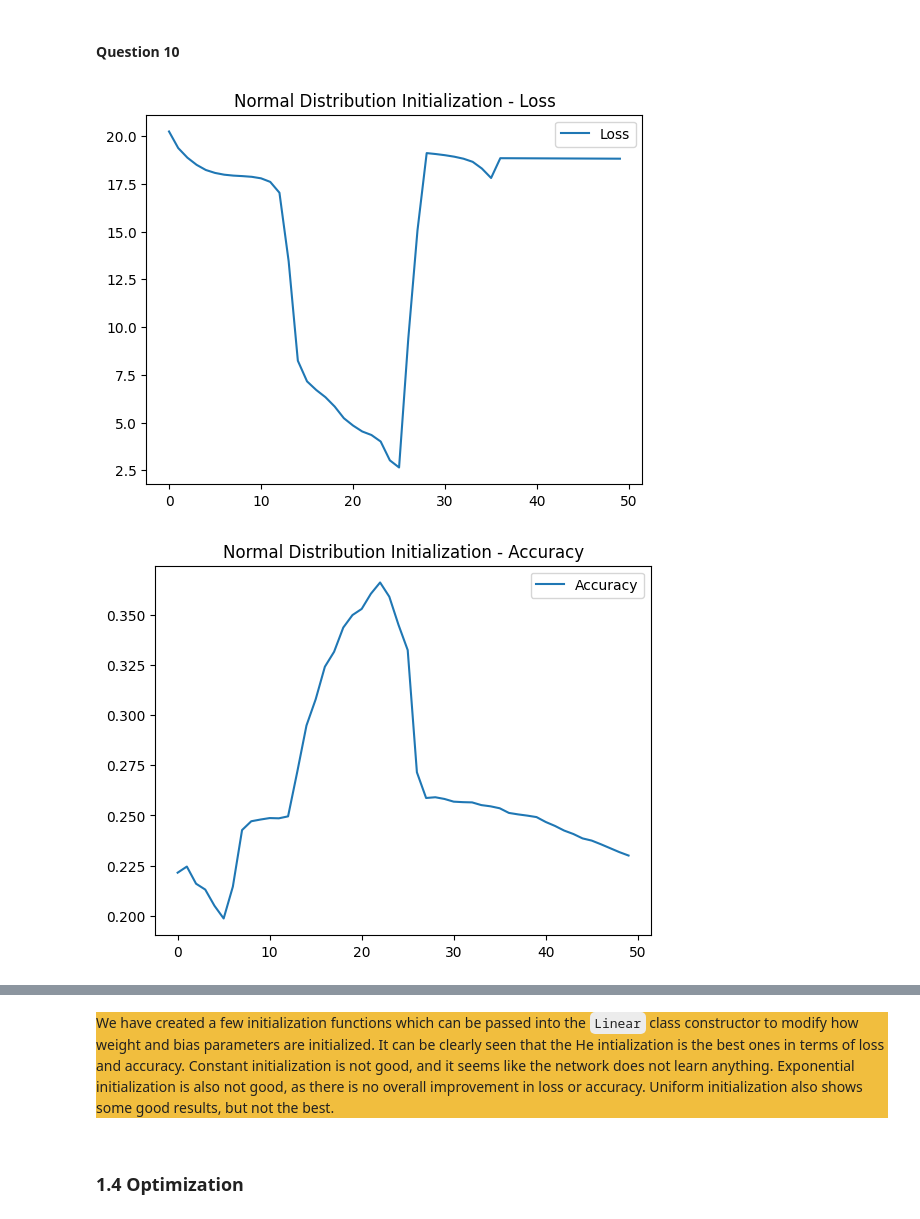
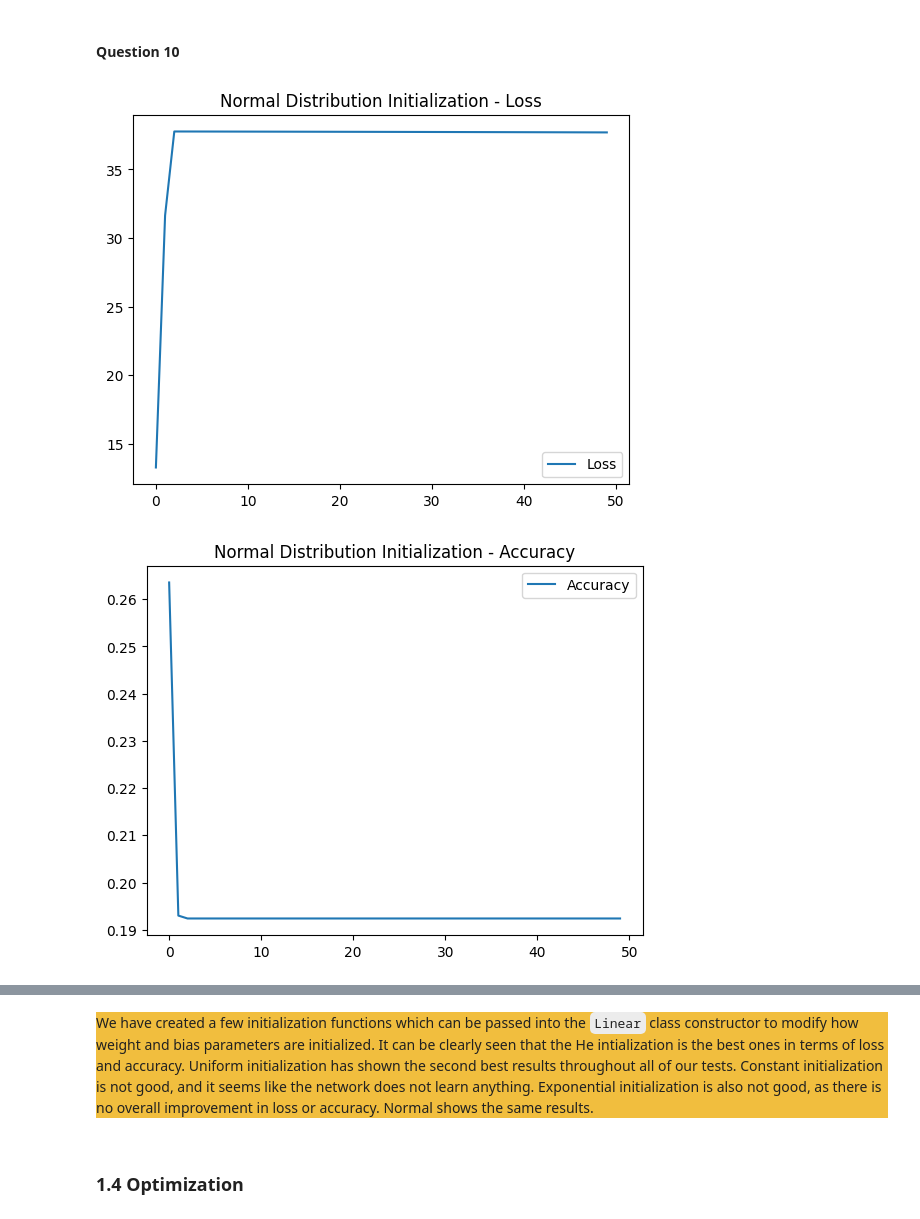
Before and after one commit to daniallegue/ANN-From-Scratch, a Jupyter notebook: Main.ipynb, the cells around one changed output, grey strips where cells are left out. Drawn from its saved outputs; the diff is of its cells as text; code cells hidden in the pictures.

Commit message:
Increase learning rate and improve q10

````diff
--- a/Main.ipynb
+++ b/Main.ipynb
@@ -505,33 +505,33 @@ epochs = 50
 relu = ReLU()
 softmax = SoftMax()
 initialization_functions = [(normal_initialization, 'Normal Distribution'), (exp_initialization, 'Exponential Distribution'), (uniform_initialization, 'Uniform Distribution'), (constant_initialization, 'Constant'), (he_initialization, 'He')]
 
 for init, name in initialization_functions:
     loss_arr, accuracy_arr = [], []
 
     for _ in range(2):
         layers = [Linear(10, 8, init, relu), Linear(8, 8, init, relu), Linear(8, 8, init, relu), Linear(8, 7, init, softmax)]
         network = Network(layers)
-        losses, accuracies = train(network, X_train, y_train, loss, 0.0001, epochs)
+        losses, accuracies = train(network, X_train, y_train, loss, 0.001, epochs)
         loss_arr.append(losses)
         accuracy_arr.append(accuracies)
 
     calculated_loss = np.mean(loss_arr, axis=0)
     calculated_accuracy = np.mean(accuracy_arr, axis=0)
 
     # Plot Loss
     plt.figure()
     plt.plot(calculated_loss, label='Loss')
     plt.title(name + " Initialization - Loss")
     plt.legend()
 
     # Plot Accuracy
     plt.figure()
     plt.plot(calculated_accuracy, label='Accuracy')
     plt.title(name + " Initialization - Accuracy")
     plt.legend()
 
 plt.show()
 # %% [output]
-[figure, old version]
+[figure, new version]
-[figure, old version]
+[figure, new version]
@@ -546,7 +546,7 @@ plt.show()
 # %% [markdown]
 <div style="background-color:#f1be3e">
 
-We have created a few initialization functions which can be passed into the ```Linear``` class constructor to modify how weight and bias parameters are initialized. It can be clearly seen that the He intialization is the best ones in terms of loss and accuracy. Constant initialization is not good, and it seems like the network does not learn anything. Exponential initialization is also not good, as there is no overall improvement in loss or accuracy. Uniform initialization also shows some good results, but not the best.
+We have created a few initialization functions which can be passed into the ```Linear``` class constructor to modify how weight and bias parameters are initialized. It can be clearly seen that the He intialization is the best ones in terms of loss and accuracy. Uniform initialization has shown the second best results throughout all of our tests. Constant initialization is not good, and it seems like the network does not learn anything. Exponential initialization is also not good, as there is no overall improvement in loss or accuracy. Normal shows the same results.
 # %% [markdown]
 ### 1.4 Optimization
 # %% [markdown]
````
Also changed, not shown: parts of 2 cells of this notebook.
